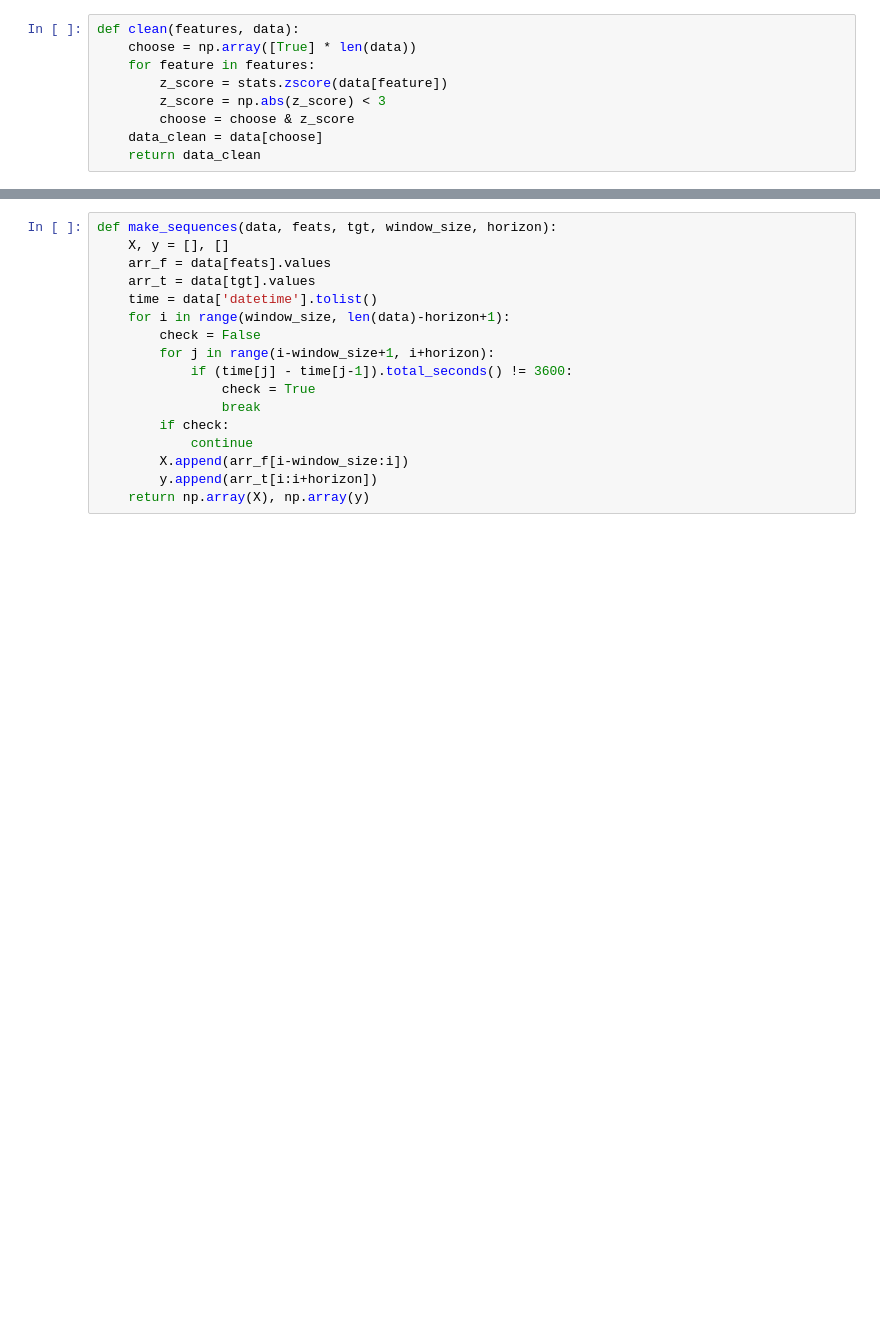
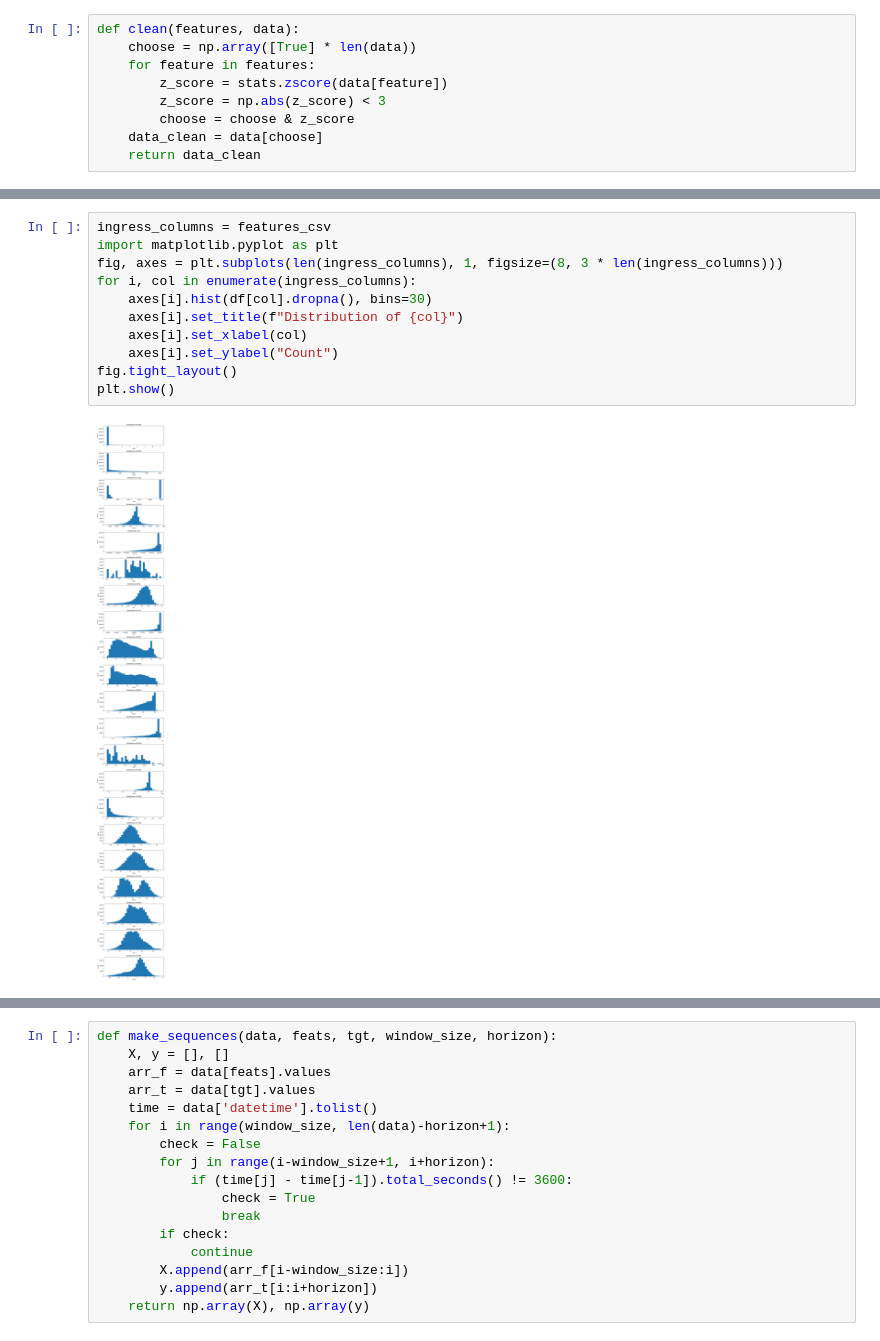
Before and after one commit to khanhtran0111/Rain-prediction, a Jupyter notebook: Final_AI2.ipynb, the cells around one changed output, grey strips where cells are left out. Cells and saved outputs as stored; diff of their text form; blank space fills up the shorter version.

```diff
--- a/Final_AI2.ipynb
+++ b/Final_AI2.ipynb
@@ -35,0 +83,13 @@ def clean(features, data):
+# %%
+ingress_columns = features_csv
+import matplotlib.pyplot as plt
+fig, axes = plt.subplots(len(ingress_columns), 1, figsize=(8, 3 * len(ingress_columns)))
+for i, col in enumerate(ingress_columns):
+    axes[i].hist(df[col].dropna(), bins=30)
+    axes[i].set_title(f"Distribution of {col}")
+    axes[i].set_xlabel(col)
+    axes[i].set_ylabel("Count")
+fig.tight_layout()
+plt.show()
+# %% [output]
+[figure, added]
```
Also changed, not shown: parts of 27 cells of this notebook.
